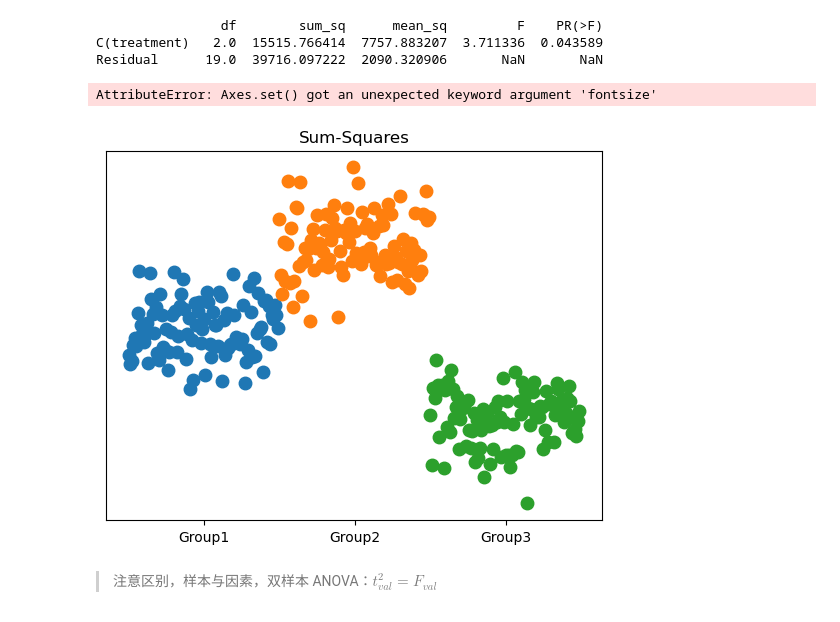
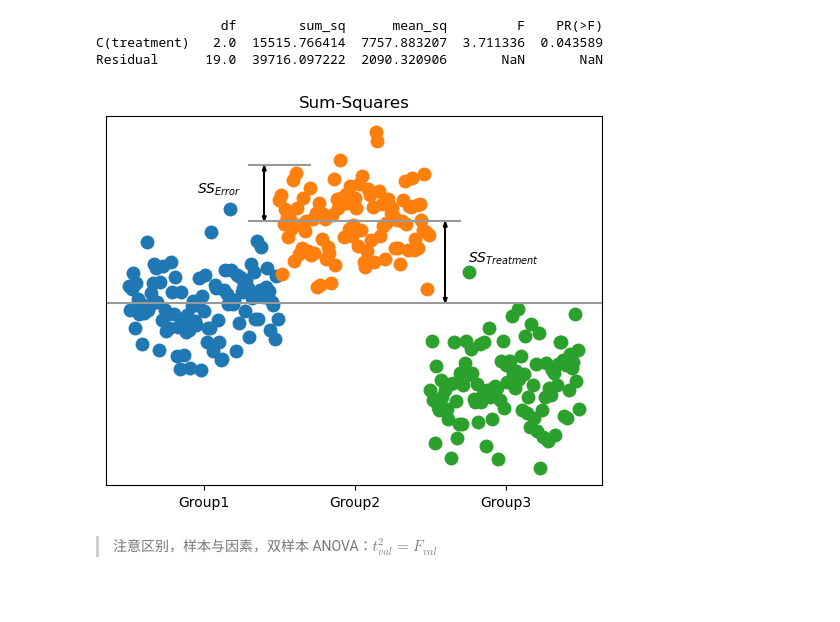
Before and after one commit to ivaquero/blog-bio, a Jupyter notebook: base-stats/04-参数检验.ipynb, the cells around one changed output. Cells and saved outputs as stored; diff of their text form; code cells hidden in the pictures.

```diff
--- a/base-stats/04-参数检验.ipynb
+++ b/base-stats/04-参数检验.ipynb
@@ -377,36 +377,35 @@ for i in range(3):
     mean_list.append(np.mean(data))
 
 ax.xaxis.set_ticks([50, 150, 250])
 ax.set_xticklabels(["Group1", "Group2", "Group3"])
 ax.yaxis.set_ticks([])
-ax.set(title="Sum-Squares", fontsize="medium")
+ax.set(title="Sum-Squares")
 
 mean_mean = np.mean(mean_list)
 ax.axhline(mean_mean, color="#999999")
 ax.plot([80, 220], [mean_list[1], mean_list[1]], "#999999")
 ax.plot([80, 120], [mean_list[1] + 0.2, mean_list[1] + 0.2], "#999999")
 
 arrow = {
     "width": 0.05,
     "length_includes_head": True,
     "head_length": 0.02,
     "head_width": 2.5,
     "color": "k",
 }
 
 d_mean = mean_list[1] - mean_mean
 
 ax.arrow(90, mean_list[1], 0, 0.2, **arrow)
 ax.arrow(90, mean_list[1] + 0.2, 0, -0.2, **arrow)
 ax.arrow(210, mean_list[1] - d_mean, 0, d_mean, **arrow)
 ax.arrow(210, mean_list[1], 0, -d_mean, **arrow)
 ax.text(225, (mean_mean + mean_list[1]) / 2.0, "$SS_{Treatment}$", fontsize="medium")
 ax.text(75, mean_list[1] + 0.1, "$SS_{Error}$", ha="right", fontsize="medium")
 
 plt.show()
 # %% [output]
-AttributeError: Axes.set() got an unexpected keyword argument 'fontsize'
-[figure, old version]
+[figure, new version]
 # %% [markdown]
 > 注意区别，样本与因素，双样本 ANOVA：$t^2_{val} = F_{val}$
 # %%
```
Also changed, not shown: parts of 2 cells of this notebook, 5 other files.
